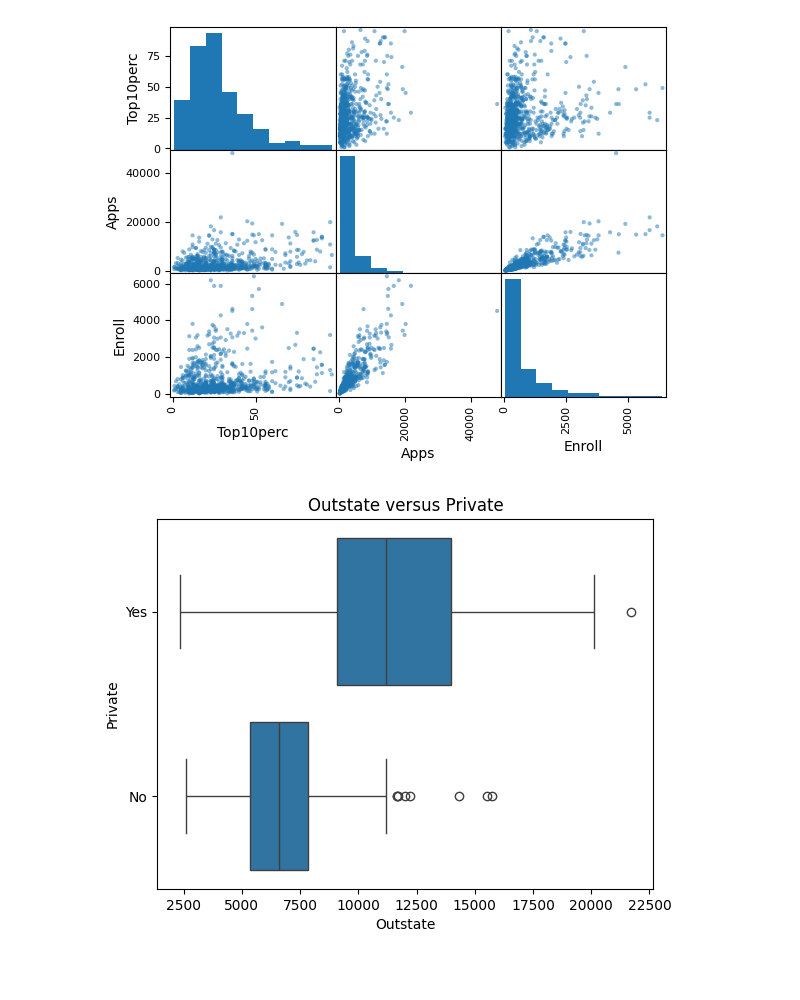
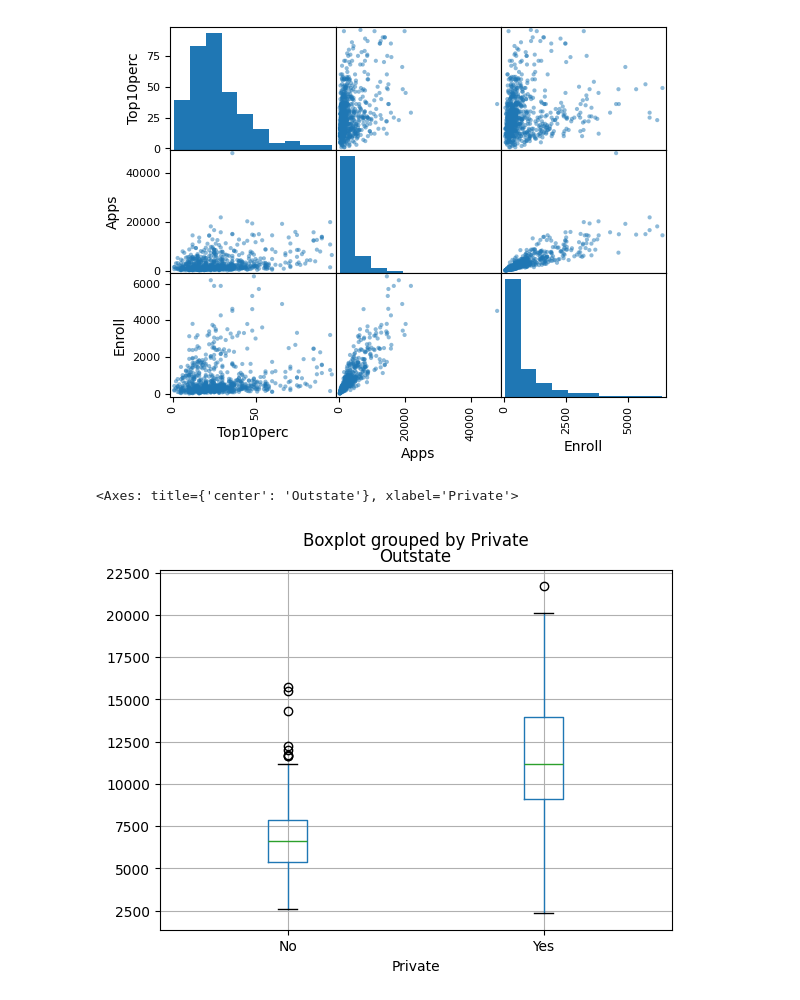
Before and after one commit to Adamhedlund/Databehandling-Adam-Hedlund, a Jupyter notebook: Labb/Labb.ipynb, the cells around one changed output. Saved outputs shown, nothing was run; the diff lists cells and outputs as text; code cells hidden in the pictures; blank space fills up the shorter version.

```diff
--- a/Labb/Labb.ipynb
+++ b/Labb/Labb.ipynb
@@ -45,8 +66,7 @@ array([[<Axes: xlabel='Top10perc', ylabel='Top10perc'>,
 # %%
 #Uppgift E)
 
-sns.boxplot(data=college, x="Outstate", y="Private")
-plt.title("Outstate versus Private")
-plt.show()
+college.boxplot("Outstate", "Private")
 # %% [output]
+<Axes: title={'center': 'Outstate'}, xlabel='Private'>
-[figure, old version]
+[figure, new version]
```
Also changed, not shown: parts of 4 cells of this notebook.
